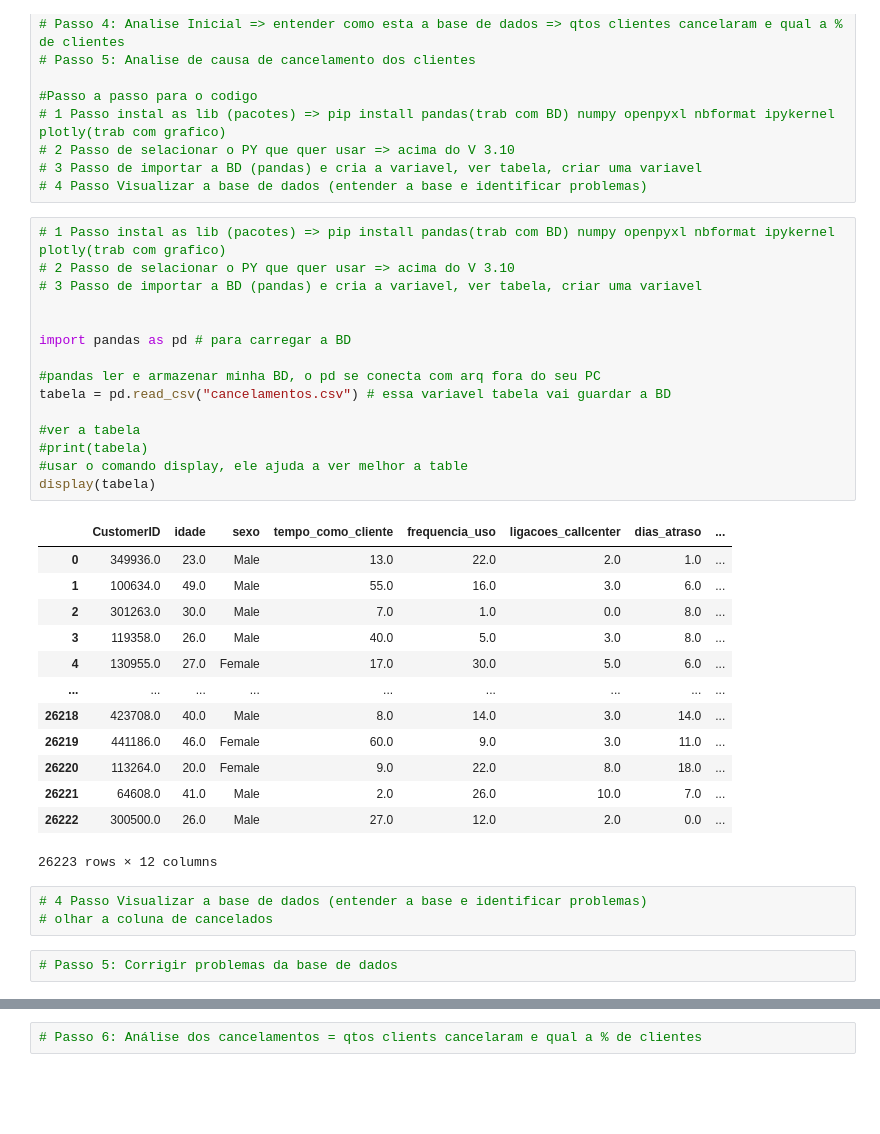
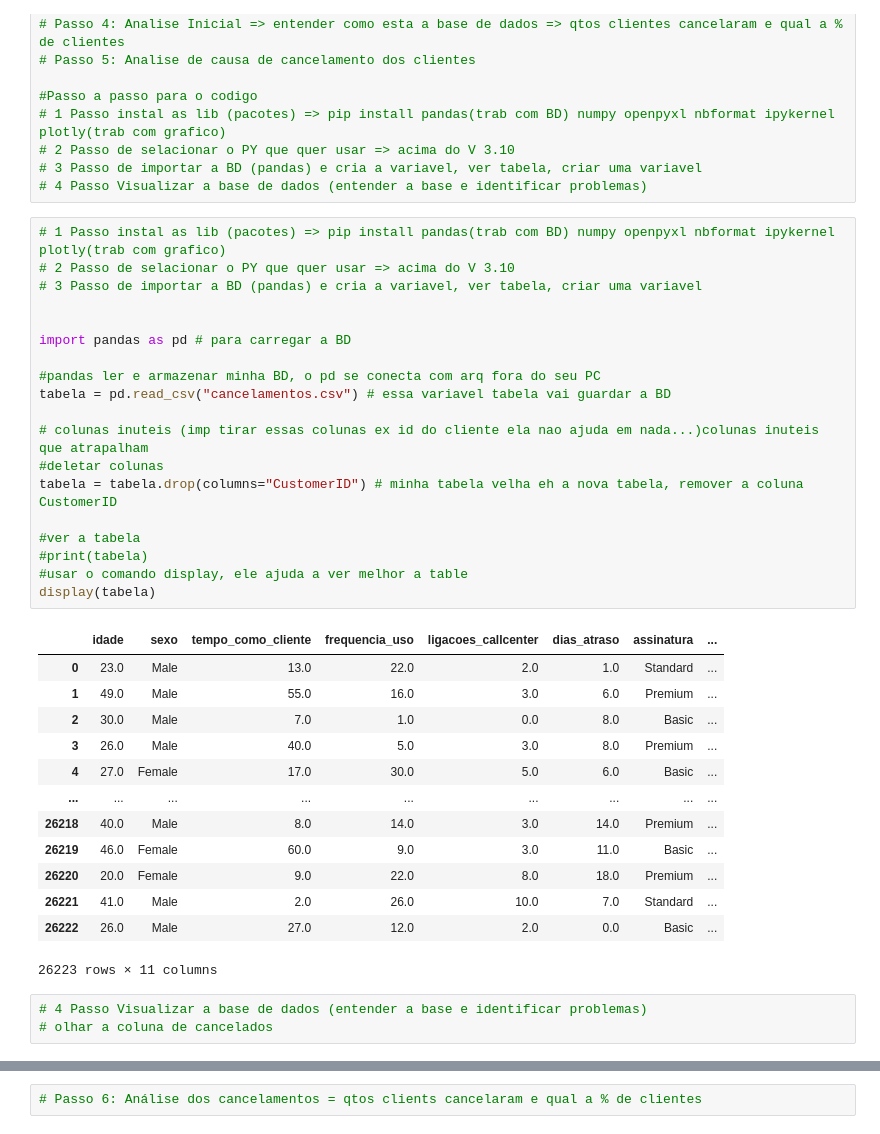
Before and after one commit to ludiemert/Data_analysis_PY, a Jupyter notebook: proj.ipynb, the cells around one changed output, grey strips where cells are left out. Drawn from its saved outputs; the diff is of its cells as text; blank space fills up the shorter version.

```diff
--- a/proj.ipynb
+++ b/proj.ipynb
@@ -44,34 +44,36 @@ Successfully installed attrs-24.3.0 et-xmlfile-2.0.0 fastjsonschema-2.21.1 jsons
 # %%
 # 1 Passo instal as lib (pacotes) => pip install pandas(trab com BD) numpy openpyxl nbformat ipykernel plotly(trab com grafico)
 # 2 Passo de selacionar o PY que quer usar => acima do V 3.10
 # 3 Passo de importar a BD (pandas) e cria a variavel, ver tabela, criar uma variavel
 
 
 import pandas as pd # para carregar a BD
 
 #pandas ler e armazenar minha BD, o pd se conecta com arq fora do seu PC
 tabela = pd.read_csv("cancelamentos.csv") # essa variavel tabela vai guardar a BD
 
+# colunas inuteis (imp tirar essas colunas ex id do cliente ela nao ajuda em nada...)colunas inuteis que atrapalham
+#deletar colunas
+tabela = tabela.drop(columns="CustomerID") # minha tabela velha eh a nova tabela, remover a coluna CustomerID
+
 #ver a tabela
 #print(tabela)
 #usar o comando display, ele ajuda a ver melhor a table
 display(tabela)
 # %% [output]
-|  | CustomerID | idade | sexo | tempo_como_cliente | frequencia_uso | ligacoes_callcenter | dias_atraso | ... |
-| 0 | 349936.0 | 23.0 | Male | 13.0 | 22.0 | 2.0 | 1.0 | ... |
-| 1 | 100634.0 | 49.0 | Male | 55.0 | 16.0 | 3.0 | 6.0 | ... |
-| 2 | 301263.0 | 30.0 | Male | 7.0 | 1.0 | 0.0 | 8.0 | ... |
-| 3 | 119358.0 | 26.0 | Male | 40.0 | 5.0 | 3.0 | 8.0 | ... |
-| 4 | 130955.0 | 27.0 | Female | 17.0 | 30.0 | 5.0 | 6.0 | ... |
+|  | idade | sexo | tempo_como_cliente | frequencia_uso | ligacoes_callcenter | dias_atraso | assinatura | ... |
+| 0 | 23.0 | Male | 13.0 | 22.0 | 2.0 | 1.0 | Standard | ... |
+| 1 | 49.0 | Male | 55.0 | 16.0 | 3.0 | 6.0 | Premium | ... |
+| 2 | 30.0 | Male | 7.0 | 1.0 | 0.0 | 8.0 | Basic | ... |
+| 3 | 26.0 | Male | 40.0 | 5.0 | 3.0 | 8.0 | Premium | ... |
+| 4 | 27.0 | Female | 17.0 | 30.0 | 5.0 | 6.0 | Basic | ... |
 | ... | ... | ... | ... | ... | ... | ... | ... | ... |
-| 26218 | 423708.0 | 40.0 | Male | 8.0 | 14.0 | 3.0 | 14.0 | ... |
-| 26219 | 441186.0 | 46.0 | Female | 60.0 | 9.0 | 3.0 | 11.0 | ... |
-| 26220 | 113264.0 | 20.0 | Female | 9.0 | 22.0 | 8.0 | 18.0 | ... |
-| 26221 | 64608.0 | 41.0 | Male | 2.0 | 26.0 | 10.0 | 7.0 | ... |
-| 26222 | 300500.0 | 26.0 | Male | 27.0 | 12.0 | 2.0 | 0.0 | ... |
+| 26218 | 40.0 | Male | 8.0 | 14.0 | 3.0 | 14.0 | Premium | ... |
+| 26219 | 46.0 | Female | 60.0 | 9.0 | 3.0 | 11.0 | Basic | ... |
+| 26220 | 20.0 | Female | 9.0 | 22.0 | 8.0 | 18.0 | Premium | ... |
+| 26221 | 41.0 | Male | 2.0 | 26.0 | 10.0 | 7.0 | Standard | ... |
+| 26222 | 26.0 | Male | 27.0 | 12.0 | 2.0 | 0.0 | Basic | ... |
-26223 rows × 12 columns
+26223 rows × 11 columns
 # %%
 # 4 Passo Visualizar a base de dados (entender a base e identificar problemas)
 # olhar a coluna de cancelados
-# %%
-# Passo 5: Corrigir problemas da base de dados
```
Also changed, not shown: parts of 1 cell of this notebook.
